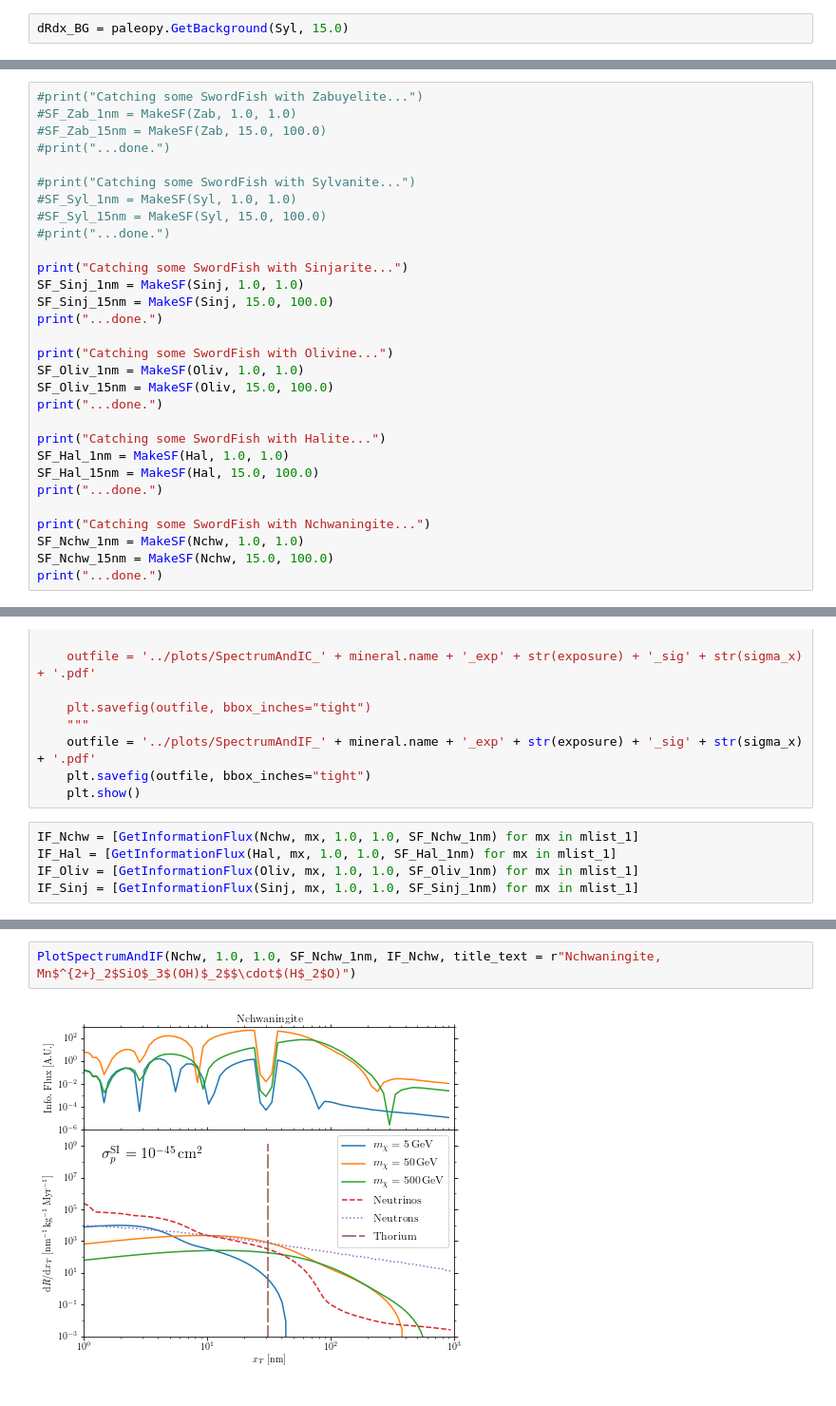
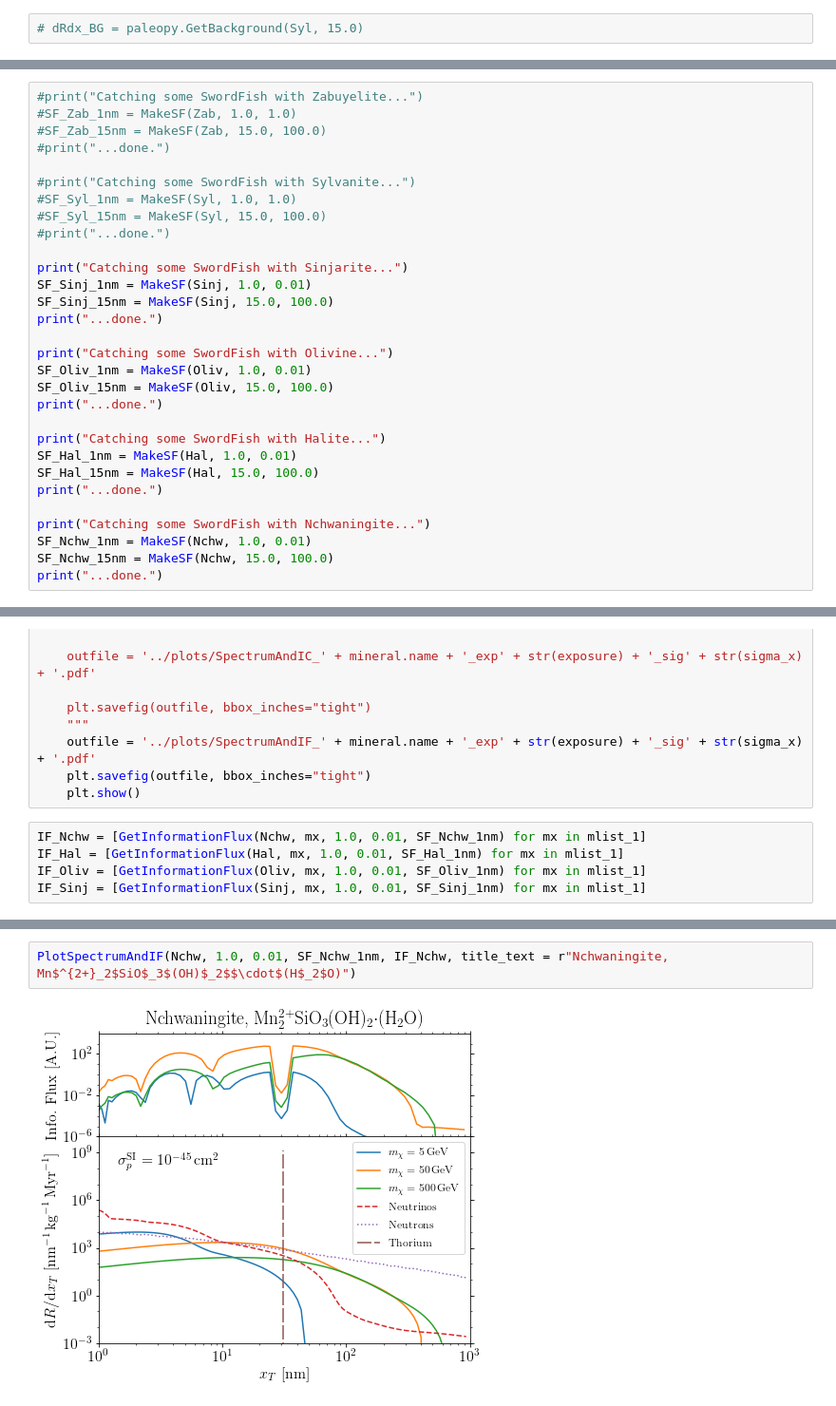
Before and after one commit to tedwards2412/paleo_detectors, a Jupyter notebook: Notebooks/PlotSpectra.ipynb, the cells around one changed output, grey strips where cells are left out. Shown: that part at 95% size. Saved outputs shown, nothing was run; the diff lists cells and outputs as text.

```diff
--- a/Notebooks/PlotSpectra.ipynb
+++ b/Notebooks/PlotSpectra.ipynb
@@ -163,4 +149,4 @@ plotSpectrum(Nchw)
 ------
 ## Plot binned spectra
 # %%
-dRdx_BG = paleopy.GetBackground(Syl, 15.0)
+# dRdx_BG = paleopy.GetBackground(Syl, 15.0)
@@ -231,22 +215,22 @@ def MakeSF(mineral, sigma, exposure):
 #print("...done.")
 
 print("Catching some SwordFish with Sinjarite...")
-SF_Sinj_1nm = MakeSF(Sinj, 1.0, 1.0)
+SF_Sinj_1nm = MakeSF(Sinj, 1.0, 0.01)
 SF_Sinj_15nm = MakeSF(Sinj, 15.0, 100.0)
 print("...done.")
 
 print("Catching some SwordFish with Olivine...")
-SF_Oliv_1nm = MakeSF(Oliv, 1.0, 1.0)
+SF_Oliv_1nm = MakeSF(Oliv, 1.0, 0.01)
 SF_Oliv_15nm = MakeSF(Oliv, 15.0, 100.0)
 print("...done.")
 
 print("Catching some SwordFish with Halite...")
-SF_Hal_1nm = MakeSF(Hal, 1.0, 1.0)
+SF_Hal_1nm = MakeSF(Hal, 1.0, 0.01)
 SF_Hal_15nm = MakeSF(Hal, 15.0, 100.0)
 print("...done.")
 
 print("Catching some SwordFish with Nchwaningite...")
-SF_Nchw_1nm = MakeSF(Nchw, 1.0, 1.0)
+SF_Nchw_1nm = MakeSF(Nchw, 1.0, 0.01)
 SF_Nchw_15nm = MakeSF(Nchw, 15.0, 100.0)
 print("...done.")
 # %% [output]
@@ -366,7 +346,7 @@ def PlotSpectrumAndIF(mineral, sigma_x, exposure, SF, flux, title_text):
     plt.savefig(outfile, bbox_inches="tight")
     plt.show()
 # %%
-IF_Nchw = [GetInformationFlux(Nchw, mx, 1.0, 1.0, SF_Nchw_1nm) for mx in mlist_1]
-IF_Hal = [GetInformationFlux(Hal, mx, 1.0, 1.0, SF_Hal_1nm) for mx in mlist_1]
-IF_Oliv = [GetInformationFlux(Oliv, mx, 1.0, 1.0, SF_Oliv_1nm) for mx in mlist_1]
-IF_Sinj = [GetInformationFlux(Sinj, mx, 1.0, 1.0, SF_Sinj_1nm) for mx in mlist_1]
+IF_Nchw = [GetInformationFlux(Nchw, mx, 1.0, 0.01, SF_Nchw_1nm) for mx in mlist_1]
+IF_Hal = [GetInformationFlux(Hal, mx, 1.0, 0.01, SF_Hal_1nm) for mx in mlist_1]
+IF_Oliv = [GetInformationFlux(Oliv, mx, 1.0, 0.01, SF_Oliv_1nm) for mx in mlist_1]
+IF_Sinj = [GetInformationFlux(Sinj, mx, 1.0, 0.01, SF_Sinj_1nm) for mx in mlist_1]
@@ -375,5 +353,5 @@ KeyboardInterrupt:
 # %%
-PlotSpectrumAndIF(Nchw, 1.0, 1.0, SF_Nchw_1nm, IF_Nchw, title_text = r"Nchwaningite, Mn$^{2+}_2$SiO$_3$(OH)$_2$$\cdot$(H$_2$O)")
+PlotSpectrumAndIF(Nchw, 1.0, 0.01, SF_Nchw_1nm, IF_Nchw, title_text = r"Nchwaningite, Mn$^{2+}_2$SiO$_3$(OH)$_2$$\cdot$(H$_2$O)")
 # %% [output]
-[figure, old version]
+[figure, new version]
 # %%
```
Also changed, not shown: parts of 15 cells of this notebook, 28 other files.
